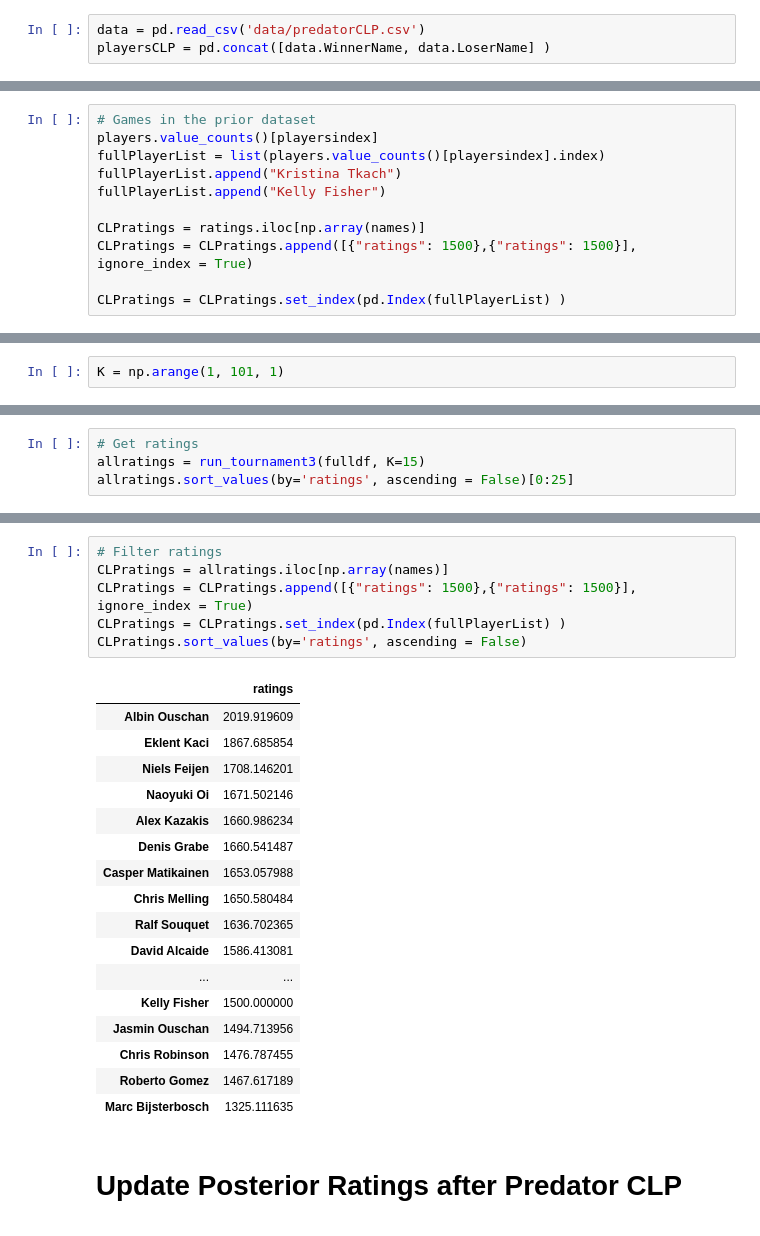
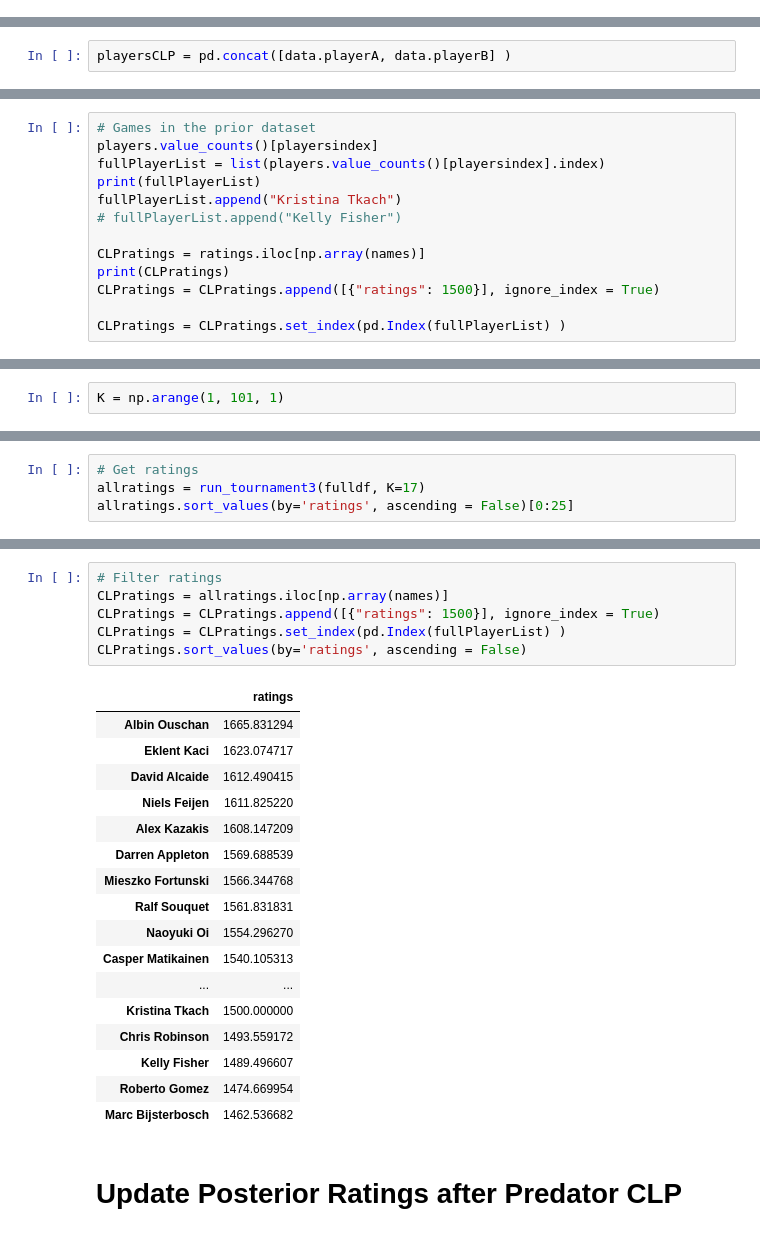
Before and after one commit to sethbilliau/SportsAnalytics, a Jupyter notebook: final/pool.ipynb, the cells around one changed output, grey strips where cells are left out. Saved outputs shown, nothing was run; the diff lists cells and outputs as text.

```diff
--- a/final/pool.ipynb
+++ b/final/pool.ipynb
@@ -606,3 +188,0 @@ Length: 4930, dtype: object
-# %%
-data = pd.read_csv('data/predatorCLP.csv')
-playersCLP = pd.concat([data.WinnerName, data.LoserName] )
@@ -620,3 +189,5 @@ Index(['Shane Van Boening', 'Jayson Shaw', 'Alex Pagulayan', 'Albin Ouschan',
+# %%
+playersCLP = pd.concat([data.playerA, data.playerB] )
 # %%
 # Get correct players
 playersindex = []
@@ -629,10 +204,12 @@ for player in playersCLP.unique():
 # Games in the prior dataset
 players.value_counts()[playersindex]
 fullPlayerList = list(players.value_counts()[playersindex].index)
+print(fullPlayerList)
 fullPlayerList.append("Kristina Tkach")
-fullPlayerList.append("Kelly Fisher")
+# fullPlayerList.append("Kelly Fisher")
 
 CLPratings = ratings.iloc[np.array(names)]
-CLPratings = CLPratings.append([{"ratings": 1500},{"ratings": 1500}], ignore_index = True)
+print(CLPratings)
+CLPratings = CLPratings.append([{"ratings": 1500}], ignore_index = True)
 
 CLPratings = CLPratings.set_index(pd.Index(fullPlayerList) )
@@ -739,6 +343,6 @@ Optimal K is 15
 # %%
 # Get ratings
-allratings = run_tournament3(fulldf, K=15)
+allratings = run_tournament3(fulldf, K=17)
 allratings.sort_values(by='ratings', ascending = False)[0:25]
 # %% [output]
 |  | ratings |
@@ -761,27 +365,27 @@ allratings.sort_values(by='ratings', ascending = False)[0:25]
 # %%
 # Filter ratings
 CLPratings = allratings.iloc[np.array(names)]
-CLPratings = CLPratings.append([{"ratings": 1500},{"ratings": 1500}], ignore_index = True)
+CLPratings = CLPratings.append([{"ratings": 1500}], ignore_index = True)
 CLPratings = CLPratings.set_index(pd.Index(fullPlayerList) )
 CLPratings.sort_values(by='ratings', ascending = False)
 # %% [output]
 |  | ratings |
-| Albin Ouschan | 2019.919609 |
-| Eklent Kaci | 1867.685854 |
-| Niels Feijen | 1708.146201 |
-| Naoyuki Oi | 1671.502146 |
-| Alex Kazakis | 1660.986234 |
-| Denis Grabe | 1660.541487 |
-| Casper Matikainen | 1653.057988 |
-| Chris Melling | 1650.580484 |
-| Ralf Souquet | 1636.702365 |
-| David Alcaide | 1586.413081 |
+| Albin Ouschan | 1665.831294 |
+| Eklent Kaci | 1623.074717 |
+| David Alcaide | 1612.490415 |
+| Niels Feijen | 1611.825220 |
+| Alex Kazakis | 1608.147209 |
+| Darren Appleton | 1569.688539 |
+| Mieszko Fortunski | 1566.344768 |
+| Ralf Souquet | 1561.831831 |
+| Naoyuki Oi | 1554.296270 |
+| Casper Matikainen | 1540.105313 |
 | ... | ... |
-| Kelly Fisher | 1500.000000 |
-| Jasmin Ouschan | 1494.713956 |
-| Chris Robinson | 1476.787455 |
-| Roberto Gomez | 1467.617189 |
-| Marc Bijsterbosch | 1325.111635 |
+| Kristina Tkach | 1500.000000 |
+| Chris Robinson | 1493.559172 |
+| Kelly Fisher | 1489.496607 |
+| Roberto Gomez | 1474.669954 |
+| Marc Bijsterbosch | 1462.536682 |
 # %% [markdown]
 # Update Posterior Ratings after Predator CLP
 # %%
```
Also changed, not shown: parts of 72 cells of this notebook, 13 other files.
